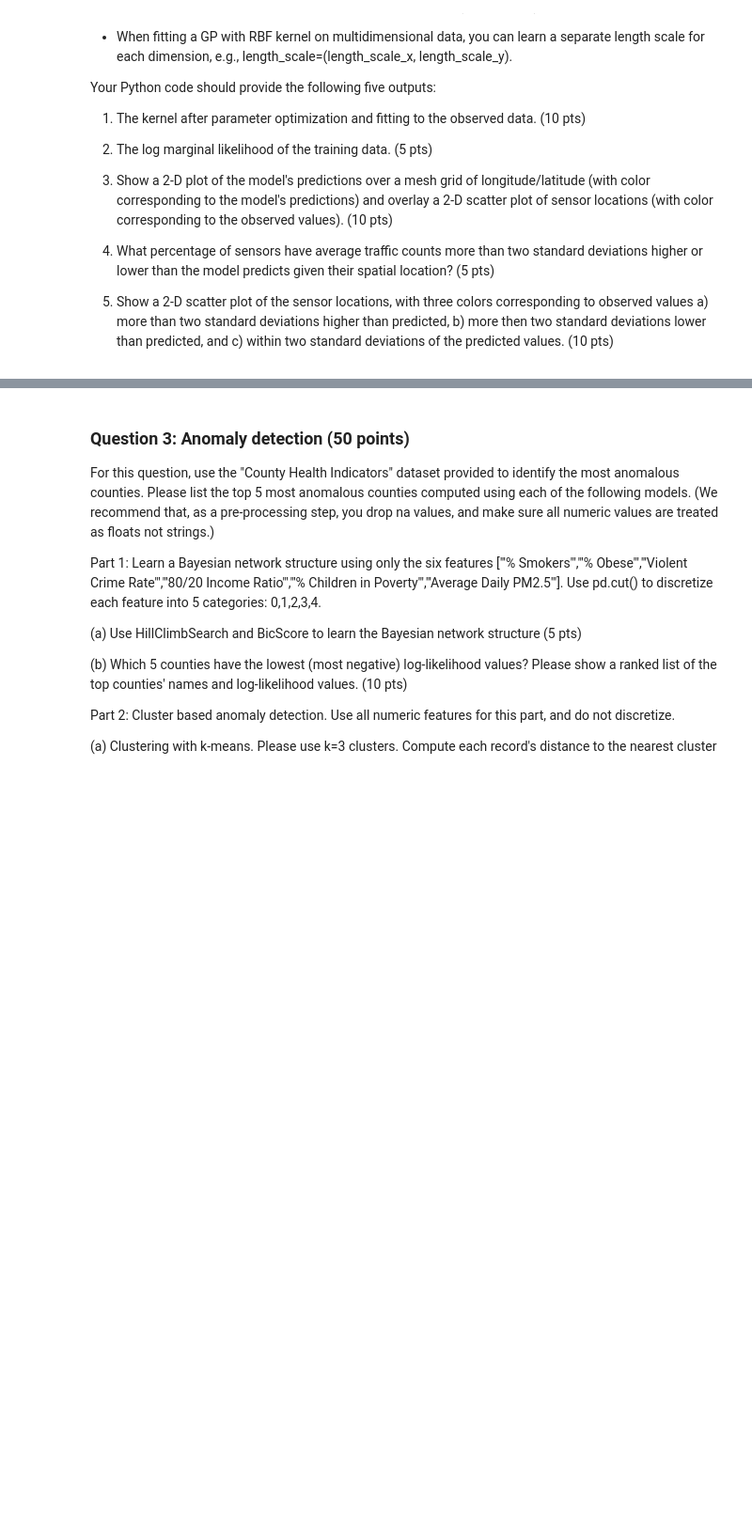
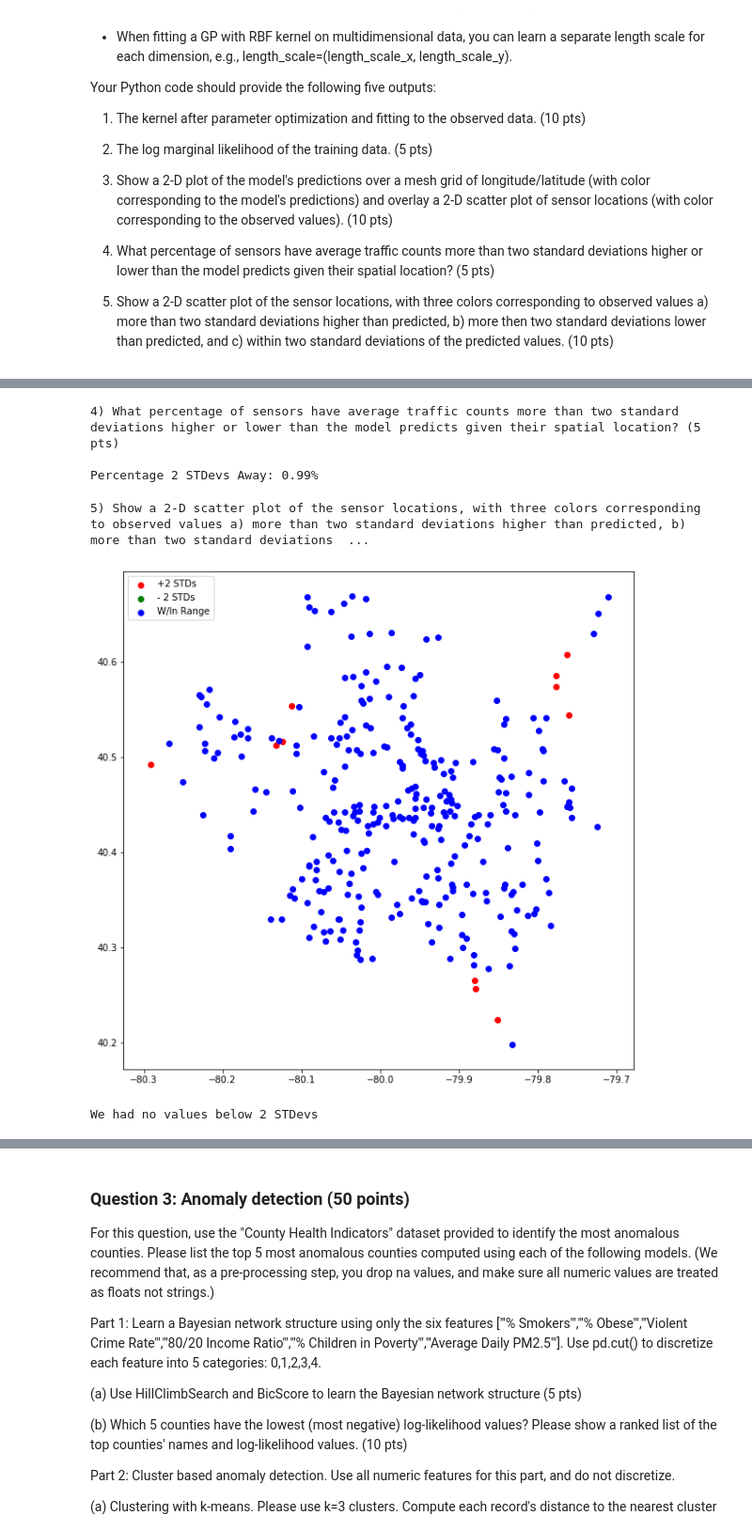
Before and after one commit to lobodemonte/machine-learning-for-cities, a Jupyter notebook: homework/HW4/HW4AnomalyDetectionBaysianNet.ipynb, the cells around one changed output, grey strips where cells are left out. Shown at 94% size. Cells and saved outputs as stored; diff of their text form; code cells hidden in the pictures; blank space fills up the shorter version.

```diff
--- a/homework/HW4/HW4AnomalyDetectionBaysianNet.ipynb
+++ b/homework/HW4/HW4AnomalyDetectionBaysianNet.ipynb
@@ -34,3 +98,38 @@ Data1.head()
+# %%
+print("4) What percentage of sensors have average traffic counts more than two standard deviations higher or"
+      " lower than the model predicts given their spatial location? (5 pts)\n")
+
+
+below_2d = (Y_test < Y_pred - (2*sigma)).sum()
+above_2d = (Y_test > Y_pred + (2*sigma)).sum()
+print("Percentage 2 STDevs Away: {0:.2f}%".format((below_2d+above_2d)*100/size ))
+# %% [output]
+4) What percentage of sensors have average traffic counts more than two standard deviations higher or lower than the model predicts given their spatial location? (5 pts)
+
+Percentage 2 STDevs Away: 0.99%
+# %%
+print("5) Show a 2-D scatter plot of the sensor locations, with three colors corresponding to observed values"
+      " a) more than two standard deviations higher than predicted,"
+      " b) more than two standard deviations lower than predicted, and"
+      " c) within two standard deviations of the predicted values. (10 pts)\n")
+
+X_above2d = X_test[( (Y_test - Y_pred) > (2*sigma) )]
+X_below_2d = X_test[( (Y_test - Y_pred) < -1*(2*sigma) )]
+X_within_2d = X_test[( abs(Y_test - Y_pred) < (2*sigma))]
+
+fig = plt.figure(figsize=(10,10))
+plt.scatter(X_above2d['Longitude'], X_above2d['Latitude'], c='r', label='+2 STDs')
+plt.scatter(X_below_2d['Longitude'], X_below_2d['Latitude'], c='g', label='- 2 STDs')
+plt.scatter(X_within_2d['Longitude'], X_within_2d['Latitude'], c='b', label='W/In Range')
+
+plt.legend()
+plt.show()
+
+print("We had no values below 2 STDevs")
+# %% [output]
+5) Show a 2-D scatter plot of the sensor locations, with three colors corresponding to observed values a) more than two standard deviations higher than predicted, b) more than two standard deviations  ...
+[figure, added]
+We had no values below 2 STDevs
 # %% [markdown]
 ### Question 2: Cluster-based anomaly detection (10 points)
 
```
Also changed, not shown: parts of 20 cells of this notebook.
